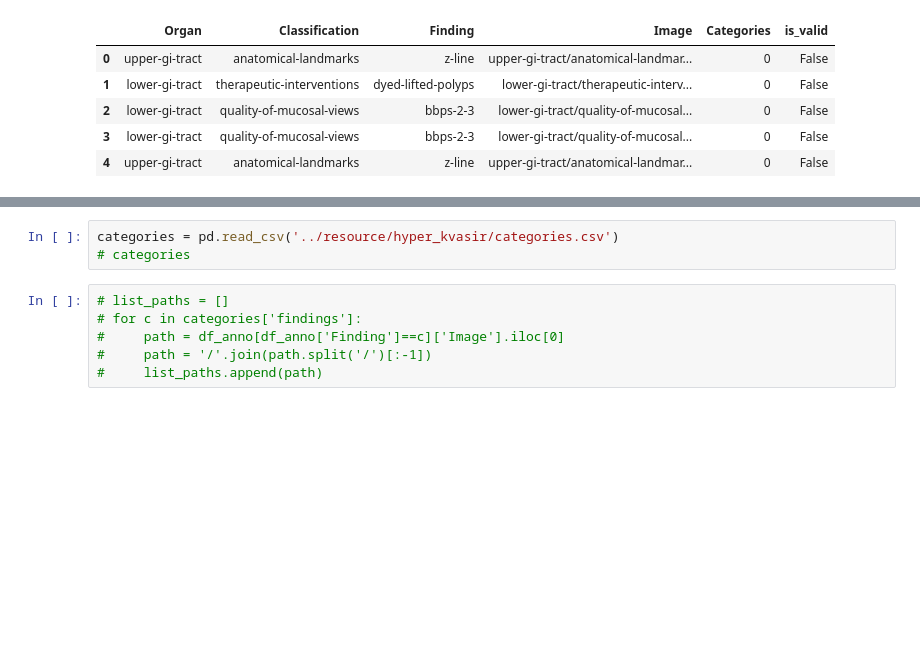
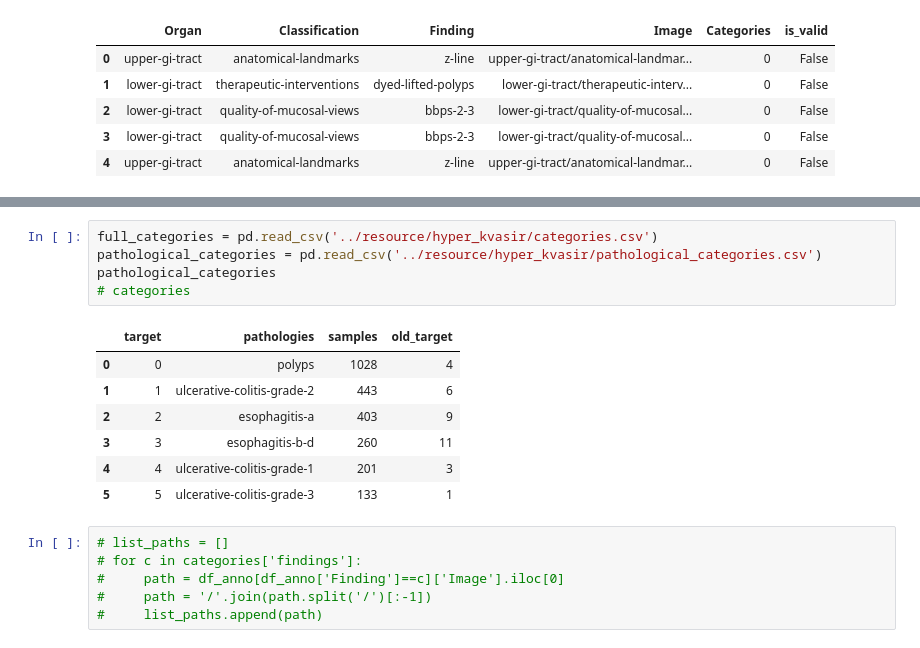
Before and after one commit to taindp98/Endoscopy-Image-Classification, a Jupyter notebook: code/EDA_hyper.ipynb, the cells around one changed output, grey strips where cells are left out. Saved outputs shown, nothing was run; the diff lists cells and outputs as text; blank space fills up the shorter version.

```diff
--- a/code/EDA_hyper.ipynb
+++ b/code/EDA_hyper.ipynb
@@ -30,6 +50,16 @@ df_anno.head()
 # %%
-categories = pd.read_csv('../resource/hyper_kvasir/categories.csv')
+full_categories = pd.read_csv('../resource/hyper_kvasir/categories.csv')
+pathological_categories = pd.read_csv('../resource/hyper_kvasir/pathological_categories.csv')
+pathological_categories
 # categories
+# %% [output]
+|  | target | pathologies | samples | old_target |
+| 0 | 0 | polyps | 1028 | 4 |
+| 1 | 1 | ulcerative-colitis-grade-2 | 443 | 6 |
+| 2 | 2 | esophagitis-a | 403 | 9 |
+| 3 | 3 | esophagitis-b-d | 260 | 11 |
+| 4 | 4 | ulcerative-colitis-grade-1 | 201 | 3 |
+| 5 | 5 | ulcerative-colitis-grade-3 | 133 | 1 |
 # %%
 # list_paths = []
 # for c in categories['findings']:
```
Also changed, not shown: parts of 10 cells of this notebook, 4 other files.
